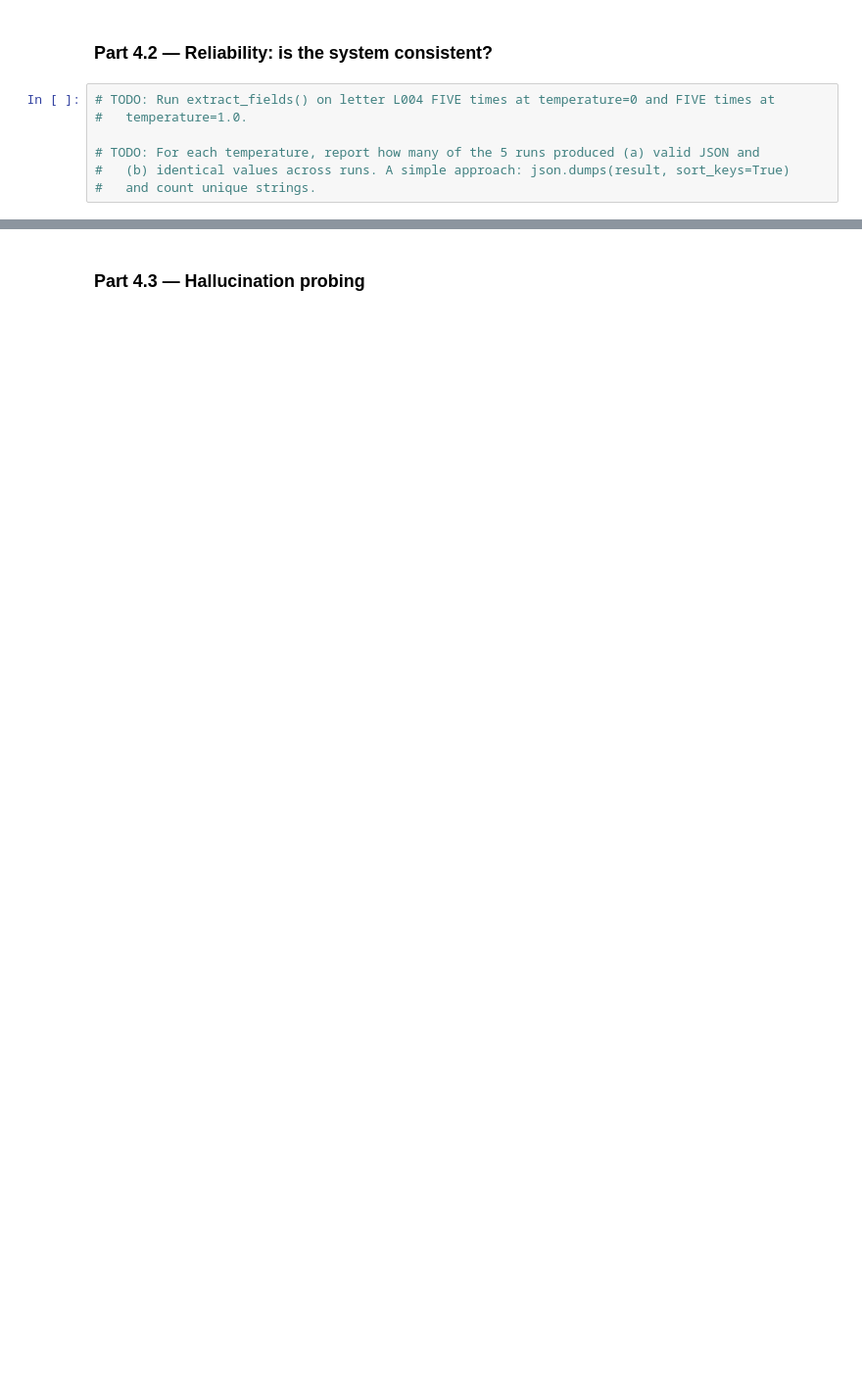
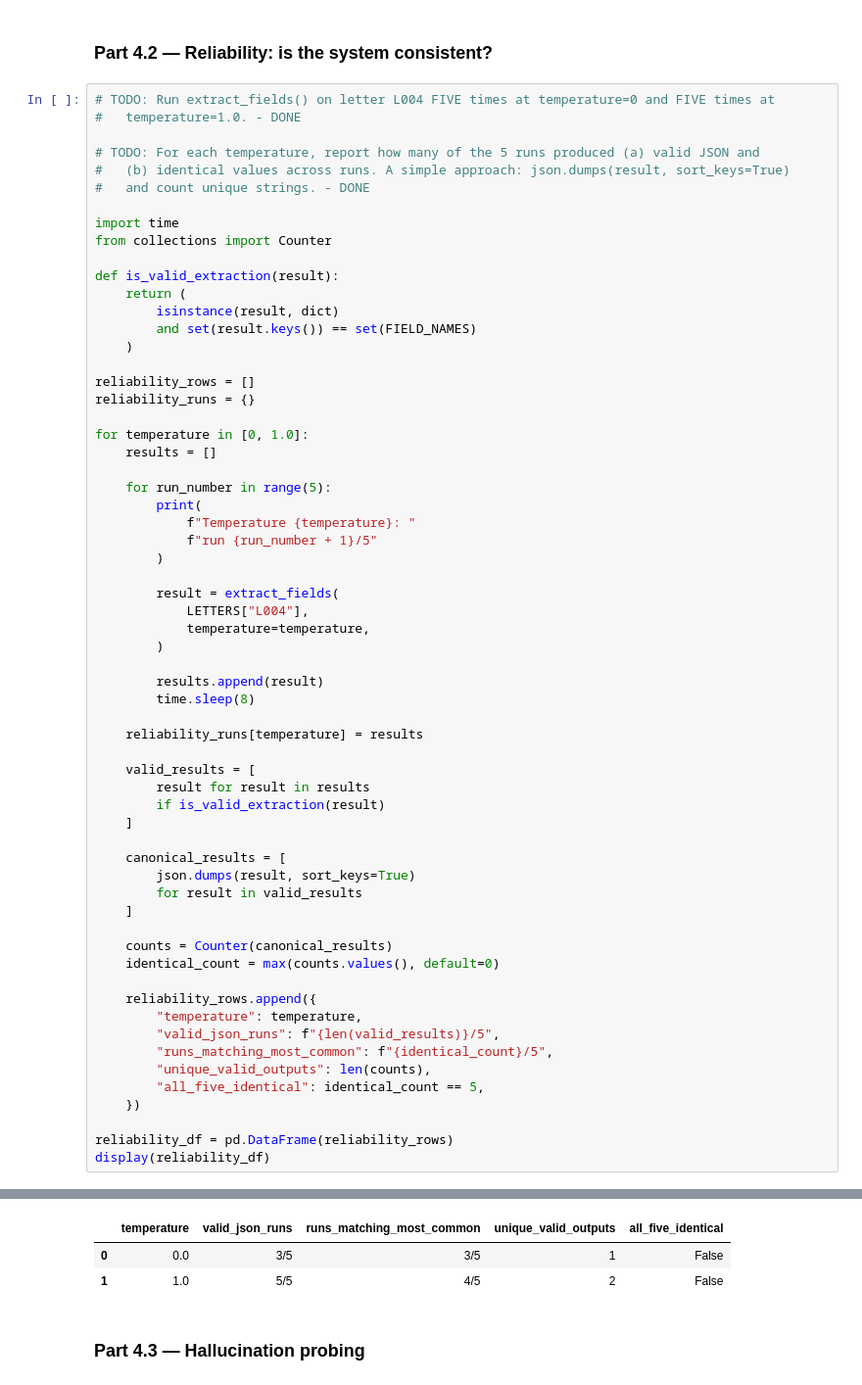
Before and after one commit to Albert-Quainoo/lab-4-llm-decision-support, a Jupyter notebook: lab_4.ipynb, the cells around one changed output, grey strips where cells are left out. Shown at 98% size. Cells and saved outputs as stored; diff of their text form; blank space fills up the shorter version.

```diff
--- a/lab_4.ipynb
+++ b/lab_4.ipynb
@@ -655,8 +764,64 @@ An impressive demo is not a trustworthy system. Now measure it.
 ### Part 4.2 — Reliability: is the system consistent?
 # %%
 # TODO: Run extract_fields() on letter L004 FIVE times at temperature=0 and FIVE times at
-#   temperature=1.0.
+#   temperature=1.0. - DONE
 
 # TODO: For each temperature, report how many of the 5 runs produced (a) valid JSON and
 #   (b) identical values across runs. A simple approach: json.dumps(result, sort_keys=True)
-#   and count unique strings.
+#   and count unique strings. - DONE
+
+import time
+from collections import Counter
+
+def is_valid_extraction(result):
+    return (
+        isinstance(result, dict)
+        and set(result.keys()) == set(FIELD_NAMES)
+    )
+
+reliability_rows = []
+reliability_runs = {}
+
+for temperature in [0, 1.0]:
+    results = []
+
+    for run_number in range(5):
+        print(
+            f"Temperature {temperature}: "
+            f"run {run_number + 1}/5"
+        )
+
+        result = extract_fields(
+            LETTERS["L004"],
+            temperature=temperature,
+        )
+
+        results.append(result)
+        time.sleep(8)
+
+    reliability_runs[temperature] = results
+
+    valid_results = [
+        result for result in results
+        if is_valid_extraction(result)
+    ]
+
+    canonical_results = [
+        json.dumps(result, sort_keys=True)
+        for result in valid_results
+    ]
+
+    counts = Counter(canonical_results)
+    identical_count = max(counts.values(), default=0)
+
+    reliability_rows.append({
+        "temperature": temperature,
+        "valid_json_runs": f"{len(valid_results)}/5",
+        "runs_matching_most_common": f"{identical_count}/5",
+        "unique_valid_outputs": len(counts),
+        "all_five_identical": identical_count == 5,
+    })
+
+reliability_df = pd.DataFrame(reliability_rows)
+display(reliability_df)
+# %% [output]
@@ -663,3 +840,6 @@ An impressive demo is not a trustworthy system. Now measure it.
+|  | temperature | valid_json_runs | runs_matching_most_common | unique_valid_outputs | all_five_identical |
+| 0 | 0.0 | 3/5 | 3/5 | 1 | False |
+| 1 | 1.0 | 5/5 | 4/5 | 2 | False |
 # %% [markdown]
 ### Part 4.3 — Hallucination probing
 # %%
```
Also changed, not shown: parts of 25 cells of this notebook, 2 other files.
